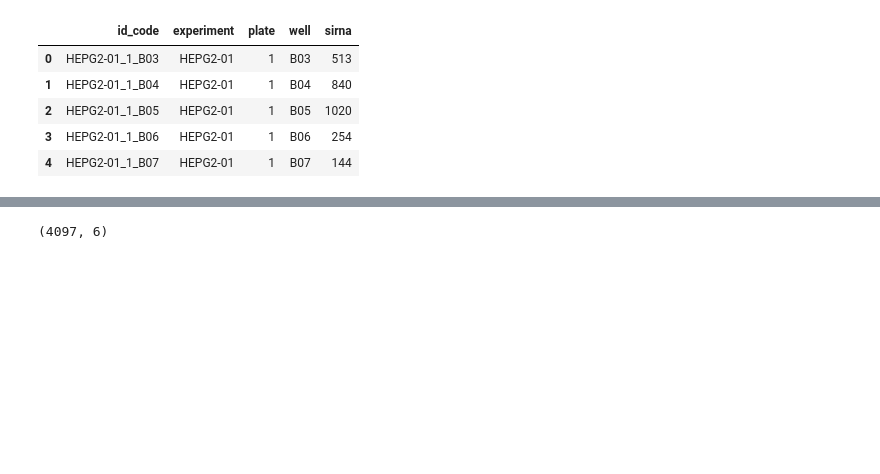
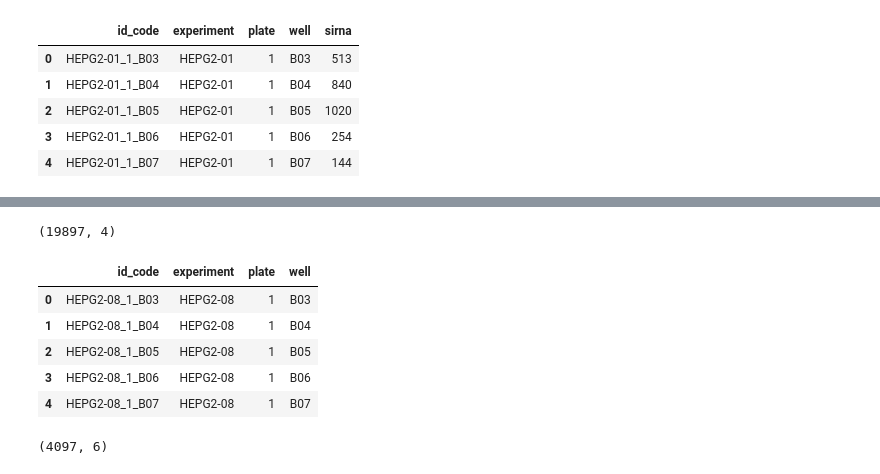
Before and after one commit to guchio3/kaggle-cellular-image-2019, a Jupyter notebook: notebooks/e000_first_EDA.ipynb, the cells around one changed output, grey strips where cells are left out. Drawn from its saved outputs; the diff is of its cells as text; code cells hidden in the pictures; blank space fills up the shorter version.

```diff
--- a/notebooks/e000_first_EDA.ipynb
+++ b/notebooks/e000_first_EDA.ipynb
@@ -32,3 +60,15 @@ display(train_csv_df.shape, train_csv_df.head())
+# %%
+# test.csv
+test_csv_df = pd.read_csv(DATA_PATH + 'test.csv')
+display(test_csv_df.shape, test_csv_df.head())
+# %% [output]
+(19897, 4)
+|  | id_code | experiment | plate | well |
+| 0 | HEPG2-08_1_B03 | HEPG2-08 | 1 | B03 |
+| 1 | HEPG2-08_1_B04 | HEPG2-08 | 1 | B04 |
+| 2 | HEPG2-08_1_B05 | HEPG2-08 | 1 | B05 |
+| 3 | HEPG2-08_1_B06 | HEPG2-08 | 1 | B06 |
+| 4 | HEPG2-08_1_B07 | HEPG2-08 | 1 | B07 |
 # %%
 # train_controls
 train_controles_df = pd.read_csv(DATA_PATH + 'train_controls.csv')
```
Also changed, not shown: parts of 7 cells of this notebook, 3 other files.
